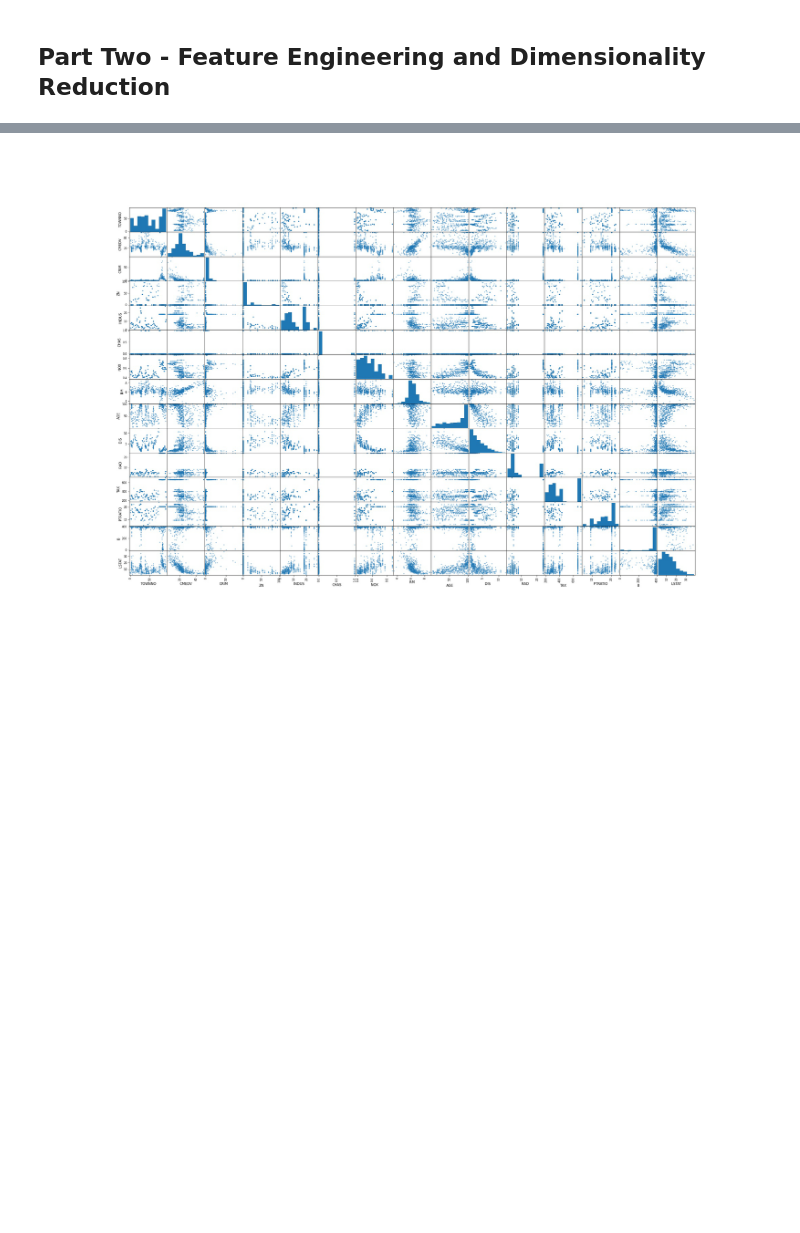
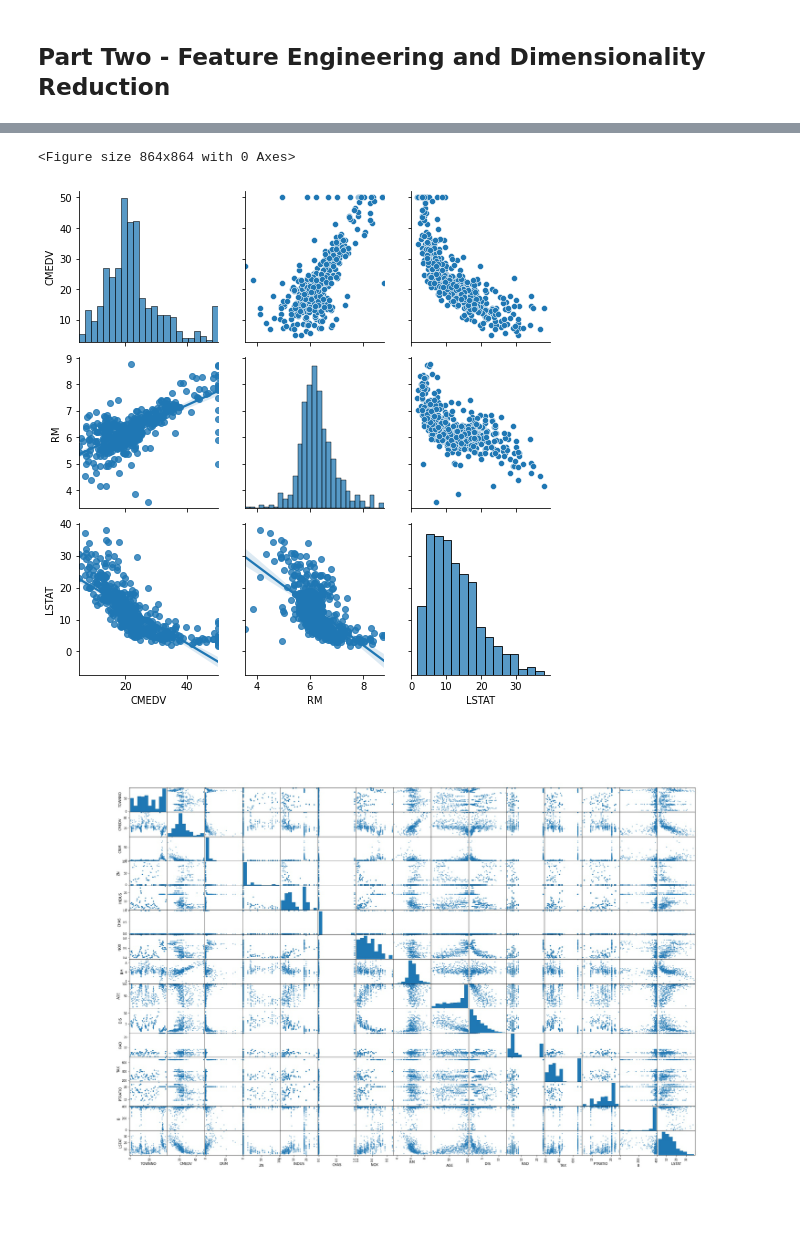
Before and after one commit to SamtheSaint/AIHACK21, a Jupyter notebook: boston.ipynb, the cells around one changed output, grey strips where cells are left out. Saved outputs shown, nothing was run; the diff lists cells and outputs as text; code cells hidden in the pictures; blank space fills up the shorter version.

```diff
--- a/boston.ipynb
+++ b/boston.ipynb
@@ -120,3 +68,13 @@ sns.heatmap(reduced_data.T, fmt=".2f", annot=True)
+# %%
+plt.figure(figsize=(12,12))
+g = sns.PairGrid(data[["CMEDV", "RM", "LSTAT"]])
+g.map_diag(sns.histplot)
+g.map_upper(sns.scatterplot)
+g.map_lower(sns.regplot)
+plt.savefig("out/pairplot.jpeg")
+# %% [output]
+<Figure size 864x864 with 0 Axes>
+[figure, added]
 # %%
 from pandas.plotting import scatter_matrix
 from IPython.display import display
```
Also changed, not shown: parts of 16 cells of this notebook.
